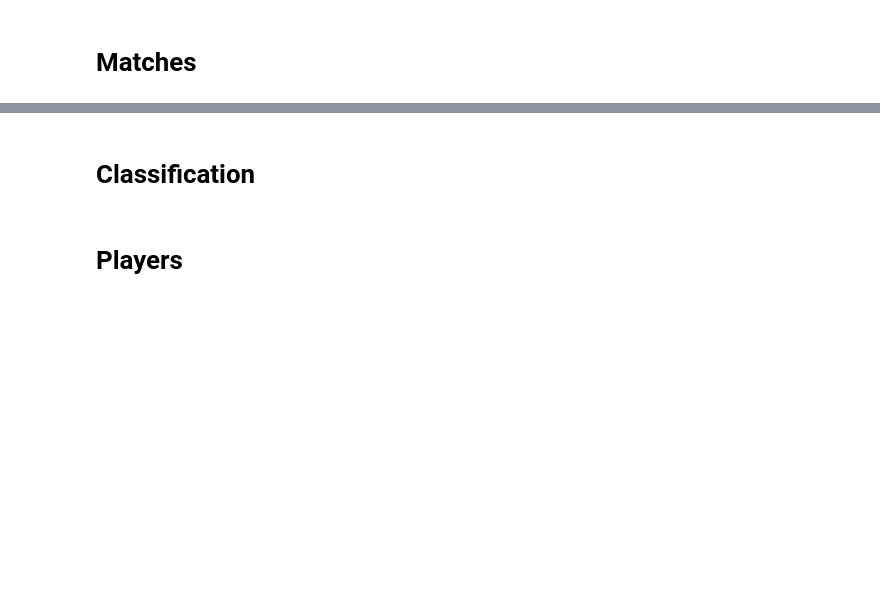
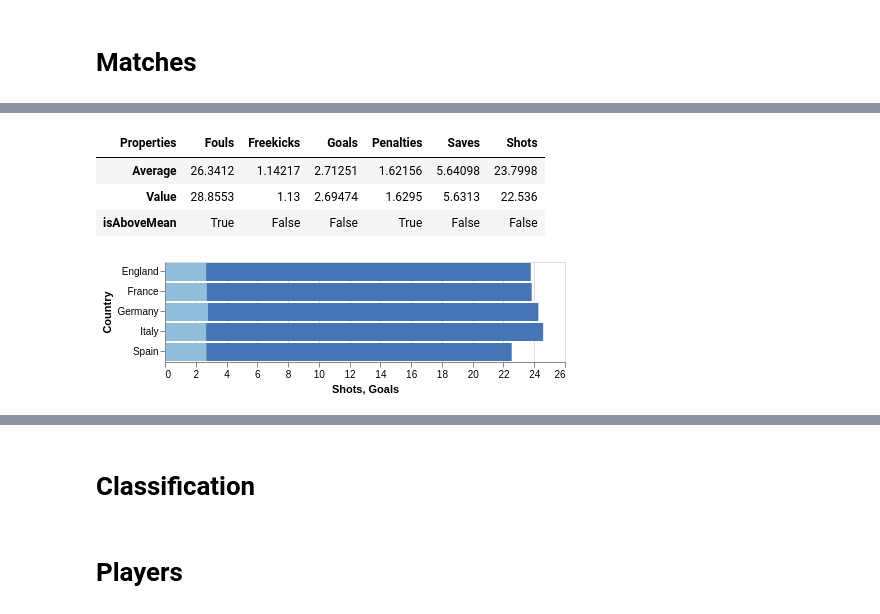
Before and after one commit to bernatesquirol/SoccerViz, a Jupyter notebook: goalShot.ipynb, the cells around one changed output, grey strips where cells are left out. Cells and saved outputs as stored; diff of their text form; code cells hidden in the pictures; blank space fills up the shorter version.

```diff
--- a/goalShot.ipynb
+++ b/goalShot.ipynb
@@ -113,0 +194,26 @@ shotsGoals.head()
+# %%
+SpainDf.pivot_table(columns = 'Properties')
+# %% [output]
+| Properties | Fouls | Freekicks | Goals | Penalties | Saves | Shots |
+| Average | 26.3412 | 1.14217 | 2.71251 | 1.62156 | 5.64098 | 23.7998 |
+| Value | 28.8553 | 1.13 | 2.69474 | 1.6295 | 5.6313 | 22.536 |
+| isAboveMean | True | False | False | True | False | False |
+# %%
+import altair as alt
+colorPalette = ['#fc8d59','#fee090','#e0f3f8','#91bfdb','#4575b4']
+baseALL = alt.Chart(matchDf)
+goalsALT = baseALL.mark_bar(color = colorPalette[-2]).encode(
+    y = alt.X('Country:N'),
+    x = alt.Y('Goals:Q')
+)
+
+shotsALT = baseALL.mark_bar(color = colorPalette[-1]).encode(
+    y = alt.X('Country:N'),
+    x = alt.Y('Shots:Q')
+)
+
+alt.layer(
+shotsALT, goalsALT
+).resolve_scale('independent')
+# %% [output]
+[figure, added]
```
Also changed, not shown: parts of 18 cells of this notebook.
